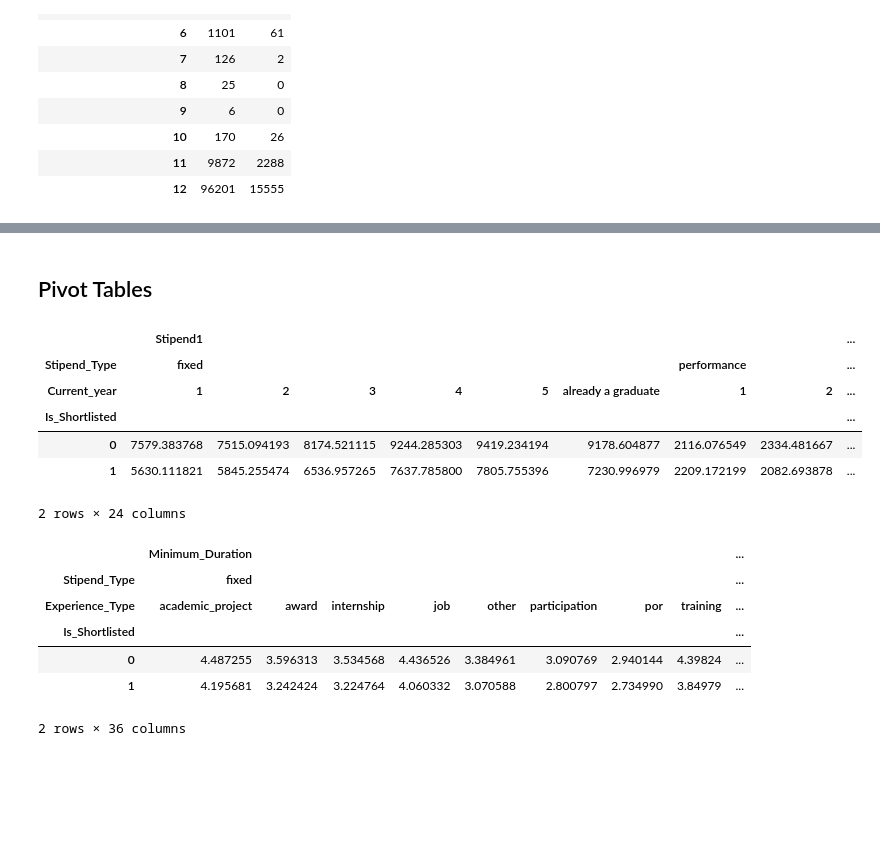
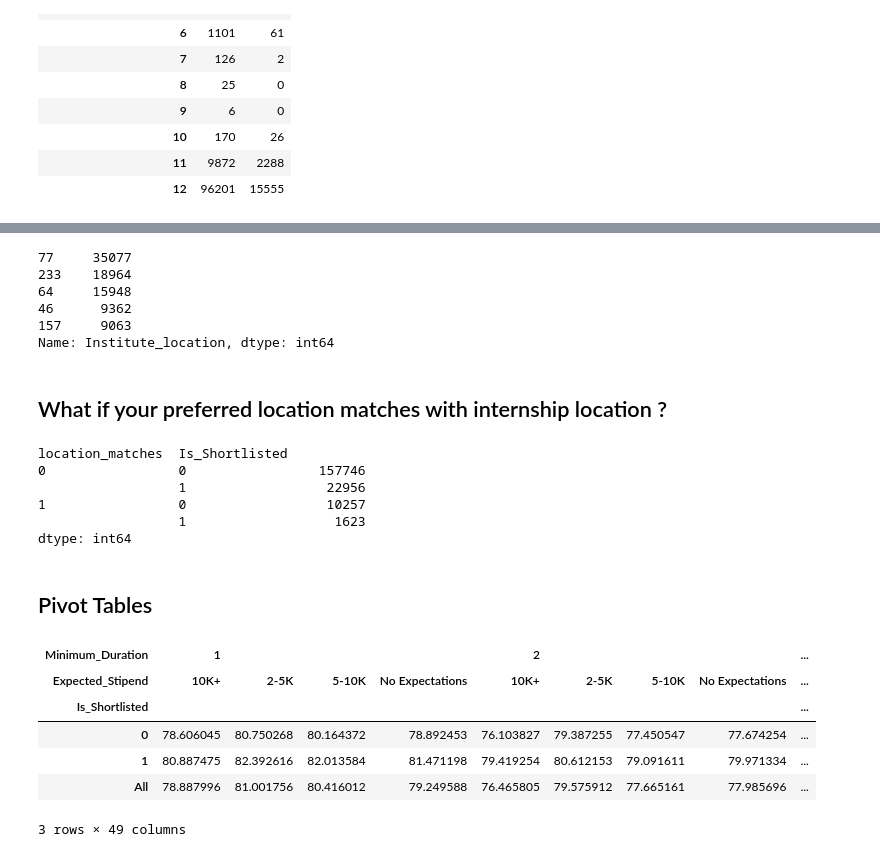
Before and after one commit to numb3r33/av-practice, a Jupyter notebook: date-your_data/notebooks/Date_Your_Data - Exploratory Data Analysis.ipynb, the cells around one changed output, grey strips where cells are left out. Drawn from its saved outputs; the diff is of its cells as text; code cells hidden in the pictures; blank space fills up the shorter version.

```diff
--- a/date-your_data/notebooks/Date_Your_Data - Exploratory Data Analysis.ipynb
+++ b/date-your_data/notebooks/Date_Your_Data - Exploratory Data Analysis.ipynb
@@ -216,0 +123,2 @@ Index([u'Earliest_Start_Date', u'Expected_Stipend', u'Preferred_location',
+# %%
+train_merged.loc[:, 'whether_applied_previously'] = train_merged.Student_ID.map(lambda x: int( application_count.ix[x] > 1 ))
@@ -216,0 +136,2 @@ Index([u'Earliest_Start_Date', u'Expected_Stipend', u'Preferred_location',
+# %%
+train_merged.loc[:, 'missing_profile'] = train_merged.Profile.isnull().astype(np.int)
@@ -216,0 +149,2 @@ Index([u'Earliest_Start_Date', u'Expected_Stipend', u'Preferred_location',
+# %%
+train_merged.loc[:, 'missing_skills_required'] = train_merged.Skills_required.isnull().astype(np.int)
@@ -217,2 +225,24 @@ Index([u'Earliest_Start_Date', u'Expected_Stipend', u'Preferred_location',
+# %%
+train_merged_encoded.Institute_location.value_counts().head()
+# %% [output]
+77     35077
+233    18964
+64     15948
+46      9362
+157     9063
+Name: Institute_location, dtype: int64
+# %% [markdown]
+## What if your preferred location matches with internship location ?
+# %%
+train_merged.loc[:, 'location_matches'] = (train_merged.Internship_Location == train_merged.Preferred_location).astype(np.int)
+# %%
+train_merged.groupby(['location_matches', 'Is_Shortlisted']).size()
+# %% [output]
+location_matches  Is_Shortlisted
+0                 0                 157746
+                  1                  22956
+1                 0                  10257
+                  1                   1623
+dtype: int64
 # %% [markdown]
 ## Pivot Tables
@@ -222,26 +249,11 @@ features = ['Expected_Stipend', 'Stipend_Type', 'Is_Shortlisted', 'Internship_Lo
 # %%
-train_merged[features].pivot_table(index=['Is_Shortlisted'],
-                                   columns=['Stipend_Type', 'Current_year'],
-                                   values=['Stipend1'],
-                                   aggfunc='mean', margins=False, fill_value=0)
+train_merged.pivot_table(index='Is_Shortlisted', columns=['Minimum_Duration', 'Expected_Stipend'],
+                         values='Performance_12th', aggfunc='mean', margins=True)
 # %% [output]
-|  | Stipend1 |  |  |  |  |  |  |  | ... |
-| Stipend_Type | fixed |  |  |  |  |  | performance |  | ... |
-| Current_year | 1 | 2 | 3 | 4 | 5 | already a graduate | 1 | 2 | ... |
+| Minimum_Duration | 1 |  |  |  | 2 |  |  |  | ... |
+| Expected_Stipend | 10K+ | 2-5K | 5-10K | No Expectations | 10K+ | 2-5K | 5-10K | No Expectations | ... |
 | Is_Shortlisted |  |  |  |  |  |  |  |  | ... |
-| 0 | 7579.383768 | 7515.094193 | 8174.521115 | 9244.285303 | 9419.234194 | 9178.604877 | 2116.076549 | 2334.481667 | ... |
-| 1 | 5630.111821 | 5845.255474 | 6536.957265 | 7637.785800 | 7805.755396 | 7230.996979 | 2209.172199 | 2082.693878 | ... |
+| 0 | 78.606045 | 80.750268 | 80.164372 | 78.892453 | 76.103827 | 79.387255 | 77.450547 | 77.674254 | ... |
+| 1 | 80.887475 | 82.392616 | 82.013584 | 81.471198 | 79.419254 | 80.612153 | 79.091611 | 79.971334 | ... |
+| All | 78.887996 | 81.001756 | 80.416012 | 79.249588 | 76.465805 | 79.575912 | 77.665161 | 77.985696 | ... |
-2 rows × 24 columns
+3 rows × 49 columns
-# %%
-train_merged[features].pivot_table(index=['Is_Shortlisted'],
-                                   columns=['Stipend_Type', 'Experience_Type'],
-                                   values=['Minimum_Duration'],
-                                   aggfunc='mean', margins=False, fill_value=0)
-# %% [output]
-|  | Minimum_Duration |  |  |  |  |  |  |  | ... |
-| Stipend_Type | fixed |  |  |  |  |  |  |  | ... |
-| Experience_Type | academic_project | award | internship | job | other | participation | por | training | ... |
-| Is_Shortlisted |  |  |  |  |  |  |  |  | ... |
-| 0 | 4.487255 | 3.596313 | 3.534568 | 4.436526 | 3.384961 | 3.090769 | 2.940144 | 4.39824 | ... |
-| 1 | 4.195681 | 3.242424 | 3.224764 | 4.060332 | 3.070588 | 2.800797 | 2.734990 | 3.84979 | ... |
-2 rows × 36 columns
```
Also changed, not shown: parts of 81 cells of this notebook, 1 other file.
